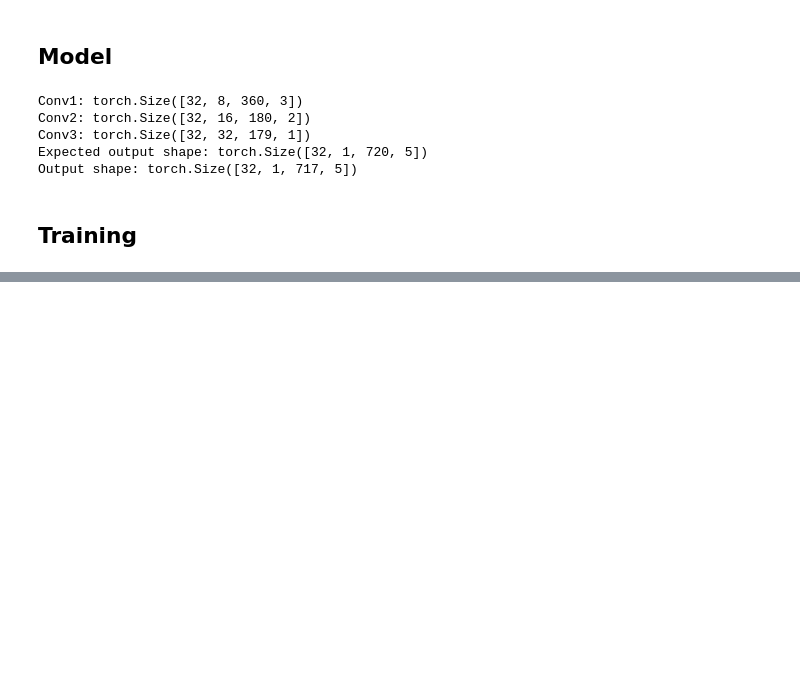
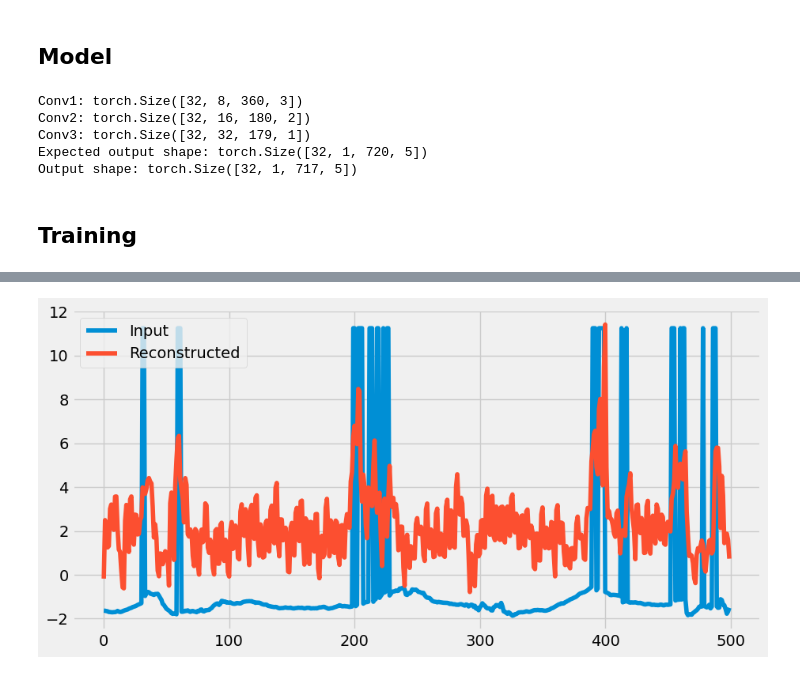
Before and after one commit to BuiHoangTu/ul.bds.NormalBehaviorMonitor, a Jupyter notebook: dev.ipynb, the cells around one changed output, grey strips where cells are left out. Drawn from its saved outputs; the diff is of its cells as text; code cells hidden in the pictures; blank space fills up the shorter version.

```diff
--- a/dev.ipynb
+++ b/dev.ipynb
@@ -342,0 +336,35 @@ torch.cuda.get_device_name(0)
+# %%
+tempIn = []
+tempOut = []
+
+rotIn = []
+rotOut = []
+
+model.eval()
+with torch.no_grad():
+    for x, _ in testLoader:
+        x = x.float().to(device)
+        reconstructs = model(x)
+
+        n_timestepsReconstructed = reconstructs.shape[-2]
+        x = x[:, :, :n_timestepsReconstructed, :]
+
+        for sample in x.detach().cpu().numpy():
+            for channel in sample:
+                for timestep in channel:
+                    tempIn.append(timestep[2])
+                    rotIn.append(timestep[4])
+
+        for sample in reconstructs.detach().cpu().numpy():
+            for channel in sample:
+                for timestep in channel:
+                    tempOut.append(timestep[0])
+                    rotOut.append(timestep[1])
+# %%
+plt.figure(figsize=(10, 5))
+plt.plot(tempIn[0:500], label="Input")
+plt.plot(tempOut[0:500], label="Reconstructed")
+plt.legend()
+plt.show()
+# %% [output]
+[figure, added]
```
Also changed, not shown: parts of 8 cells of this notebook, 1 other file.
